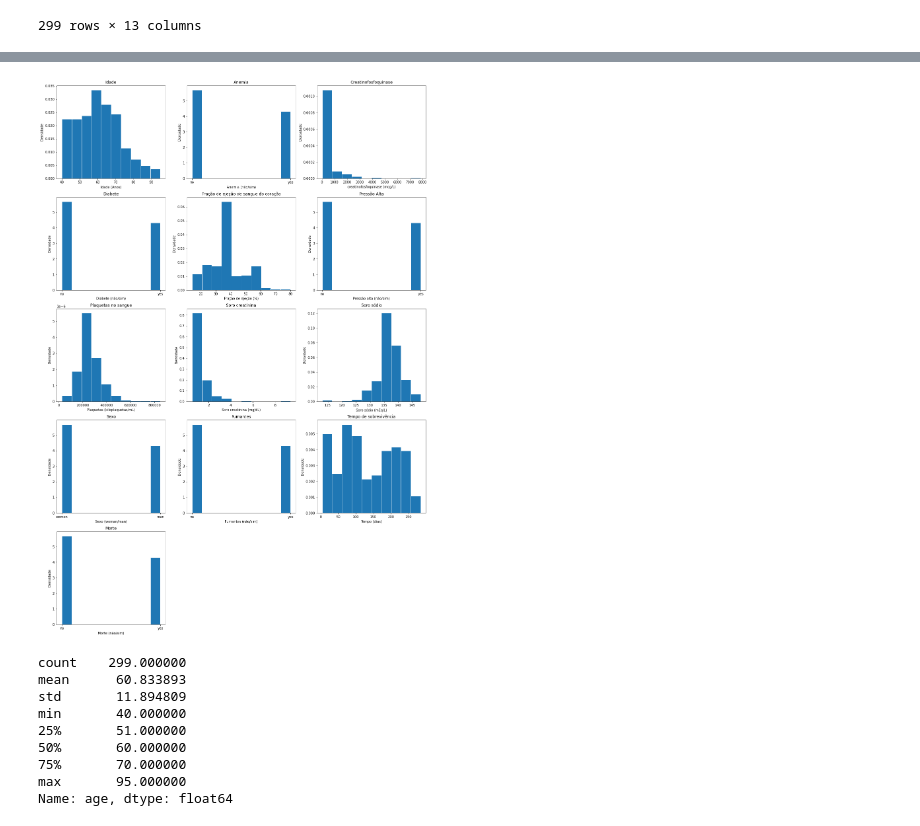
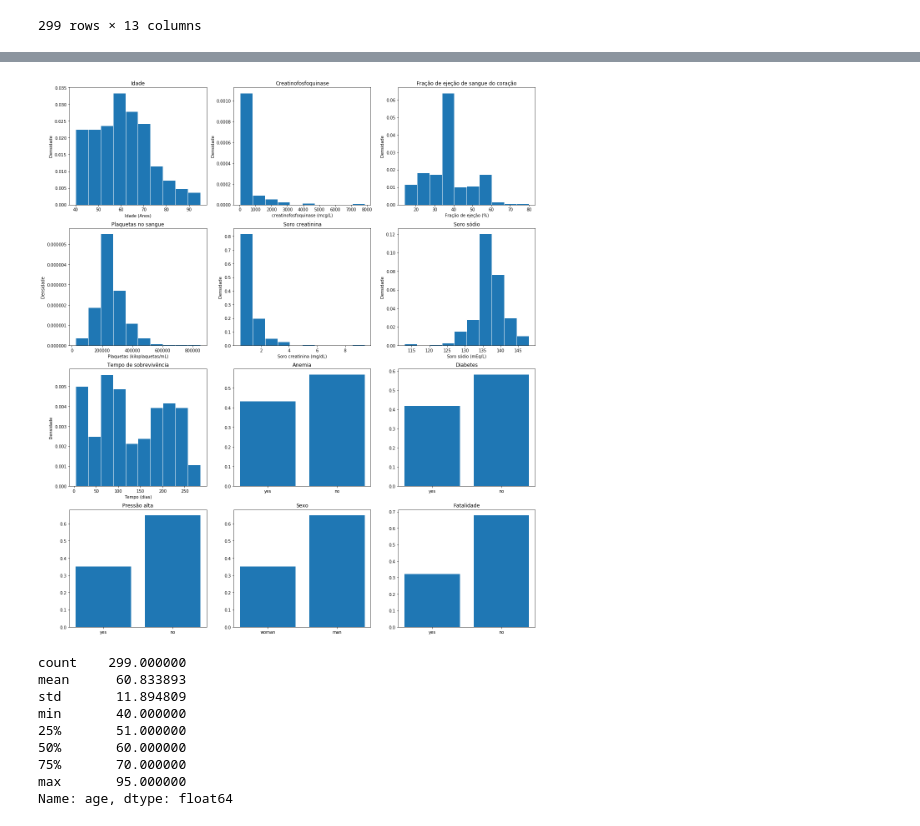
Before and after one commit to carolina-hirschheimer/Propensao-a-falhas-cardiacas, a Jupyter notebook: Análise Database.ipynb, the cells around one changed output, grey strips where cells are left out. Saved outputs shown, nothing was run; the diff lists cells and outputs as text; code cells hidden in the pictures.

```diff
--- a/Análise Database.ipynb
+++ b/Análise Database.ipynb
@@ -27,19 +34,19 @@ dados
 dados["anaemia"] = dados.anaemia.astype('category')
 dados.anaemia.cat.categories = ["no", "yes"]
 
-dados["diabetes"] = dados.anaemia.astype('category')
+dados["diabetes"] = dados.diabetes.astype('category')
 dados.diabetes.cat.categories = ["no", "yes"]
 
-dados["high_blood_pressure"] = dados.anaemia.astype('category')
+dados["high_blood_pressure"] = dados.high_blood_pressure.astype('category')
 dados.high_blood_pressure.cat.categories = ["no", "yes"]
 
-dados["smoking"] = dados.anaemia.astype('category')
+dados["smoking"] = dados.smoking.astype('category')
 dados.smoking.cat.categories = ["no", "yes"]
 
-dados["DEATH_EVENT"] = dados.anaemia.astype('category')
+dados["DEATH_EVENT"] = dados.DEATH_EVENT.astype('category')
 dados.DEATH_EVENT.cat.categories = ["no", "yes"]
 
-dados["sex"] = dados.anaemia.astype('category')
+dados["sex"] = dados.sex.astype('category')
 dados.sex.cat.categories = ["women", "man"]
 # %%
 dados
@@ -58,6 +65,8 @@ dados
 | 298 | 50.0 | no | 196 | no | 45 | no | 395000.00 | ... |
 299 rows × 13 columns
 # %%
+# FREQUÊNCIA DAS VARIÁVEIS QUANTITATIVAS
+
 plt.figure(figsize=(20, 30))
 
 plt.subplot(531)
@@ -67,80 +76,77 @@ plt.xlabel('Idade (Anos)')
 plt.ylabel('Densidade')
 
 plt.subplot(532)
-plt.hist(dados.anaemia,edgecolor='white', density=True)
-plt.title('Anemia')
-plt.xlabel('Anemia (não/sim)')
-plt.ylabel('Densidade')
-
-plt.subplot(533)
 plt.hist(dados.creatinine_phosphokinase, edgecolor='white', density=True)
 plt.title('Creatinofosfoquinase')
 plt.xlabel('creatinofosfoquinase (mcg/L)')
 plt.ylabel('Densidade')
 
-plt.subplot(534)
-plt.hist(dados.diabetes, edgecolor='white', density=True)
-plt.title('Diabete')
-plt.xlabel('Diabete (não/sim)')
-plt.ylabel('Densidade')
-
-plt.subplot(535)
+plt.subplot(533)
 plt.hist(dados.ejection_fraction, edgecolor='white', density=True)
 plt.title('Fração de ejeção de sangue do coração')
 plt.xlabel('Fração de ejeção (%)')
 plt.ylabel('Densidade')
 
-plt.subplot(536)
-plt.hist(dados.high_blood_pressure, edgecolor='white', density=True)
-plt.title('Pressão Alta')
-plt.xlabel('Pressão alta (não/sim)')
-plt.ylabel('Densidade')
-
-plt.subplot(537)
+plt.subplot(534)
 plt.hist(dados.platelets, edgecolor='white', density=True)
 plt.title('Plaquetas no sangue')
 plt.xlabel('Plaquetas (kiloplaquetas/mL)')
 plt.ylabel('Densidade')
 
-plt.subplot(538)
+plt.subplot(535)
 plt.hist(dados.serum_creatinine, edgecolor='white', density=True)
 plt.title('Soro creatinina')
 plt.xlabel('Soro creatinina (mg/dL)')
 plt.ylabel('Densidade')
 
-plt.subplot(539)
+plt.subplot(536)
 plt.hist(dados.serum_sodium, edgecolor='white', density=True)
 plt.title('Soro sódio')
 plt.xlabel('Soro sódio (mEq/L)')
 plt.ylabel('Densidade')
 
-plt.subplot(5, 3, 10)
-plt.hist(dados.sex, edgecolor='white', density=True)
-plt.title('Sexo')
-plt.xlabel('Sexo (woman/man)')
-plt.ylabel('Densidade')
-
-plt.subplot(5, 3, 11)
-plt.hist(dados.smoking, edgecolor='white', density=True)
-plt.title('Fumantes')
-plt.xlabel('Fumantes (não/sim)')
-plt.ylabel('Densidade')
-
-plt.subplot(5, 3, 12)
+plt.subplot(537)
 plt.hist(dados.time, edgecolor='white', density=True)
 plt.title('Tempo de sobrevivência')
 plt.xlabel('Tempo (dias)')
 plt.ylabel('Densidade')
 
-plt.subplot(5, 3, 13)
-plt.hist(dados.DEATH_EVENT, edgecolor='white', density=True)
-plt.title('Morte')
-plt.xlabel('Morte (não/sim)')
-plt.ylabel('Densidade')
+# FREQUÊNCIA DAS VARIÁVEIS QUALITATIVAS
+
+def frequencia_variaveis_quali(serie_quali,categoria_1,categoria_2):
+    total_1 = len(dados.loc[serie_quali==categoria_1,:])
+    total_2 = len(dados.loc[serie_quali==categoria_2,:])
+    total = len(dados)
+
+    freq_1 = total_1/total
+    freq_2 = total_2/total
+
+    y = [freq_1,freq_2]
+    return y
+
+plt.subplot(538)
+plt.bar(['yes','no'],frequencia_variaveis_quali(dados.anaemia,'yes','no'))
+plt.title('Anemia')
+
+plt.subplot(5,3,9)
+plt.bar(['yes','no'],frequencia_variaveis_quali(dados.diabetes,'yes','no'))
+plt.title('Diabetes')
+
+plt.subplot(5,3,10)
+plt.bar(['yes','no'],frequencia_variaveis_quali(dados.high_blood_pressure,'yes','no'))
+plt.title('Pressão alta')
+
+plt.subplot(5,3,11)
+plt.bar(['woman','man'],frequencia_variaveis_quali(dados.sex,'women','man'))
+plt.title('Sexo')
+
+plt.subplot(5,3,12)
+plt.bar(['yes','no'],frequencia_variaveis_quali(dados.DEATH_EVENT,'yes','no'))
+plt.title('Fatalidade')
 
 plt.show()
 # %% [output]
-[figure, old version]
+[figure, new version]
 # %%
 dados.age.describe()
 # %% [output]
```
Also changed, not shown: parts of 6 cells of this notebook.
